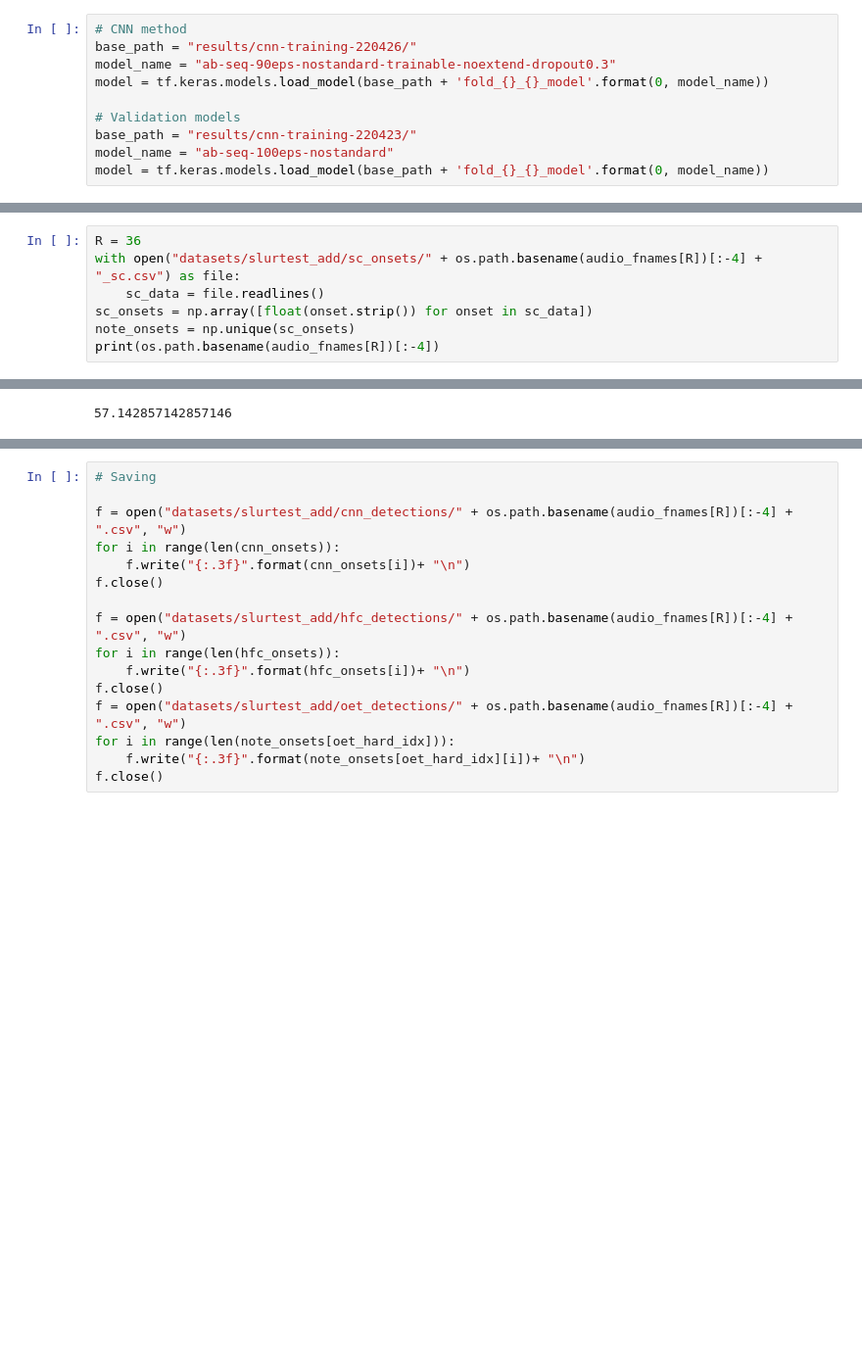
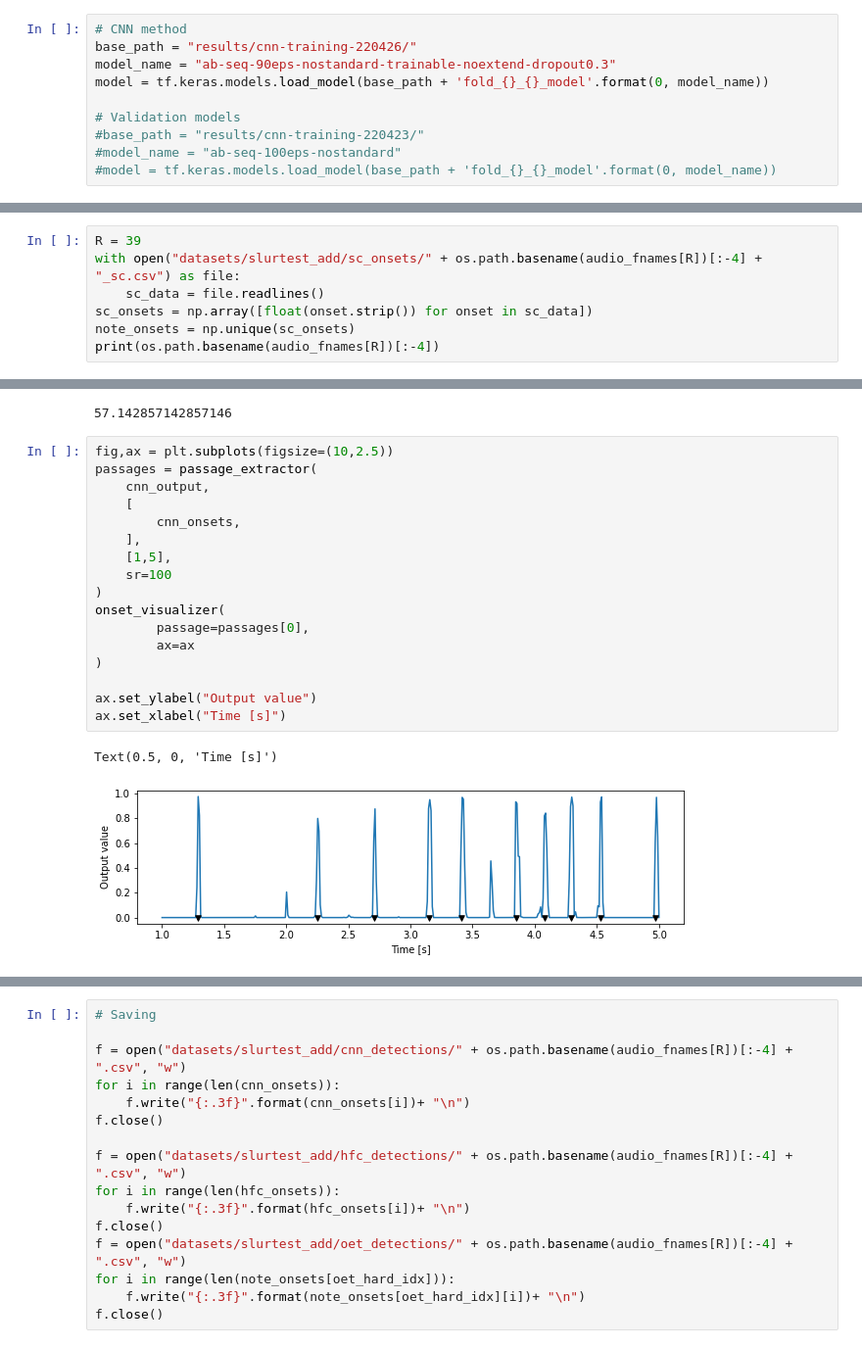
Before and after one commit to SimonFalk/beyondPianoRoll, a Jupyter notebook: application.ipynb, the cells around one changed output, grey strips where cells are left out. Shown: that part at 98% size. Drawn from its saved outputs; the diff is of its cells as text; blank space fills up the shorter version.

```diff
--- a/application.ipynb
+++ b/application.ipynb
@@ -35,6 +34,6 @@ model_name = "ab-seq-90eps-nostandard-trainable-noextend-dropout0.3"
 model = tf.keras.models.load_model(base_path + 'fold_{}_{}_model'.format(0, model_name))
 
 # Validation models
-base_path = "results/cnn-training-220423/"
-model_name = "ab-seq-100eps-nostandard"
-model = tf.keras.models.load_model(base_path + 'fold_{}_{}_model'.format(0, model_name))
+#base_path = "results/cnn-training-220423/"
+#model_name = "ab-seq-100eps-nostandard"
+#model = tf.keras.models.load_model(base_path + 'fold_{}_{}_model'.format(0, model_name))
@@ -53,7 +49,7 @@ def get_hfc_onsets(fname, sr):
     peaks = (np.where(onehot==1)[0]-5)*441/sr
     return peaks
 # %%
-R = 36
+R = 39
 with open("datasets/slurtest_add/sc_onsets/" + os.path.basename(audio_fnames[R])[:-4] + "_sc.csv") as file:
     sc_data = file.readlines()
 sc_onsets = np.array([float(onset.strip()) for onset in sc_data])
@@ -95,6 +91,26 @@ slur_true = slur_alignment(hard_gt, soft_gt)
 print(100-100*np.sum(0.5*np.sum(np.abs(slur_true-slur_pred), 1))/len(slur_true))
 # %% [output]
 57.142857142857146
+# %%
+fig,ax = plt.subplots(figsize=(10,2.5))
+passages = passage_extractor(
+    cnn_output,
+    [
+        cnn_onsets,
+    ],
+    [1,5],
+    sr=100
+)
+onset_visualizer(
+        passage=passages[0],
+        ax=ax
+)
+
+ax.set_ylabel("Output value")
+ax.set_xlabel("Time [s]")
+# %% [output]
+Text(0.5, 0, 'Time [s]')
+[figure, added]
 # %%
 
 SPP = 8.0 # seconds per plot
```
Also changed, not shown: parts of 7 cells of this notebook, 40 other files.
